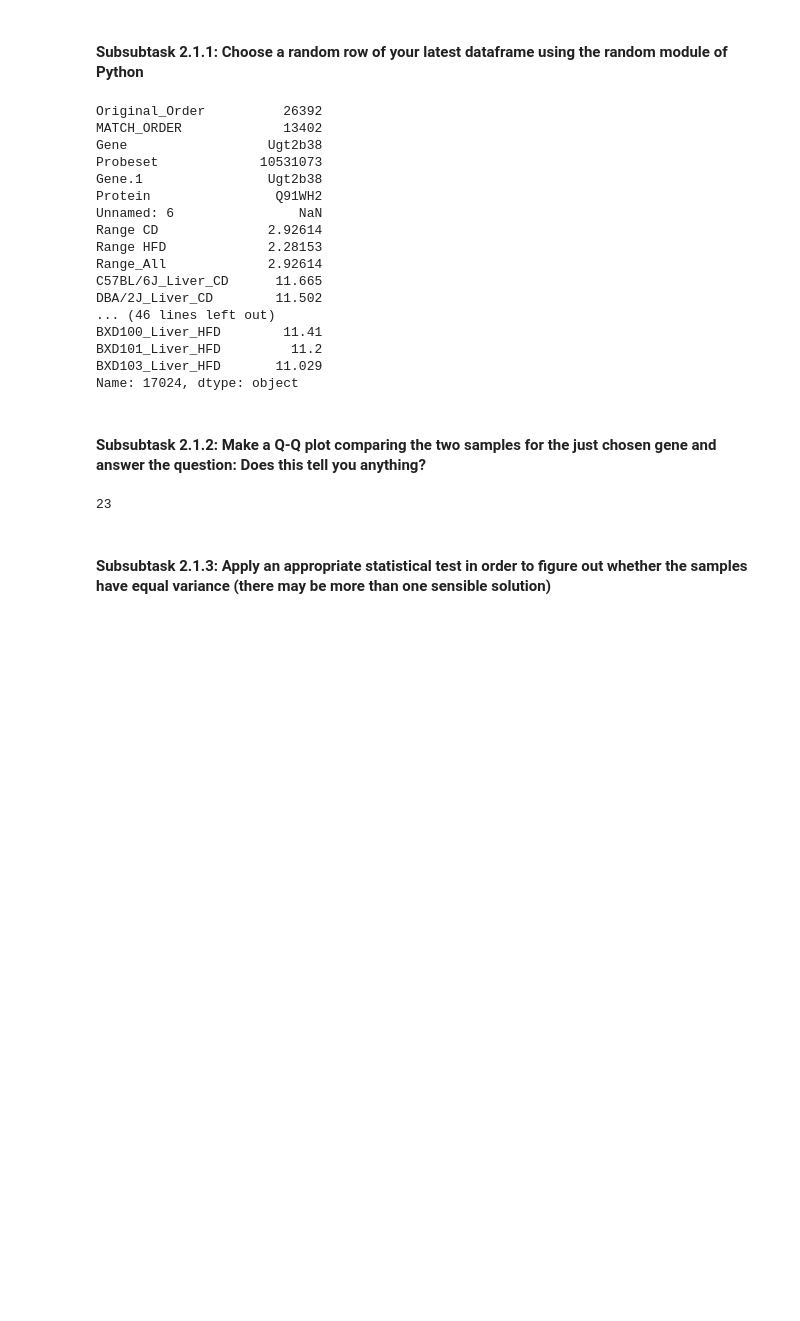
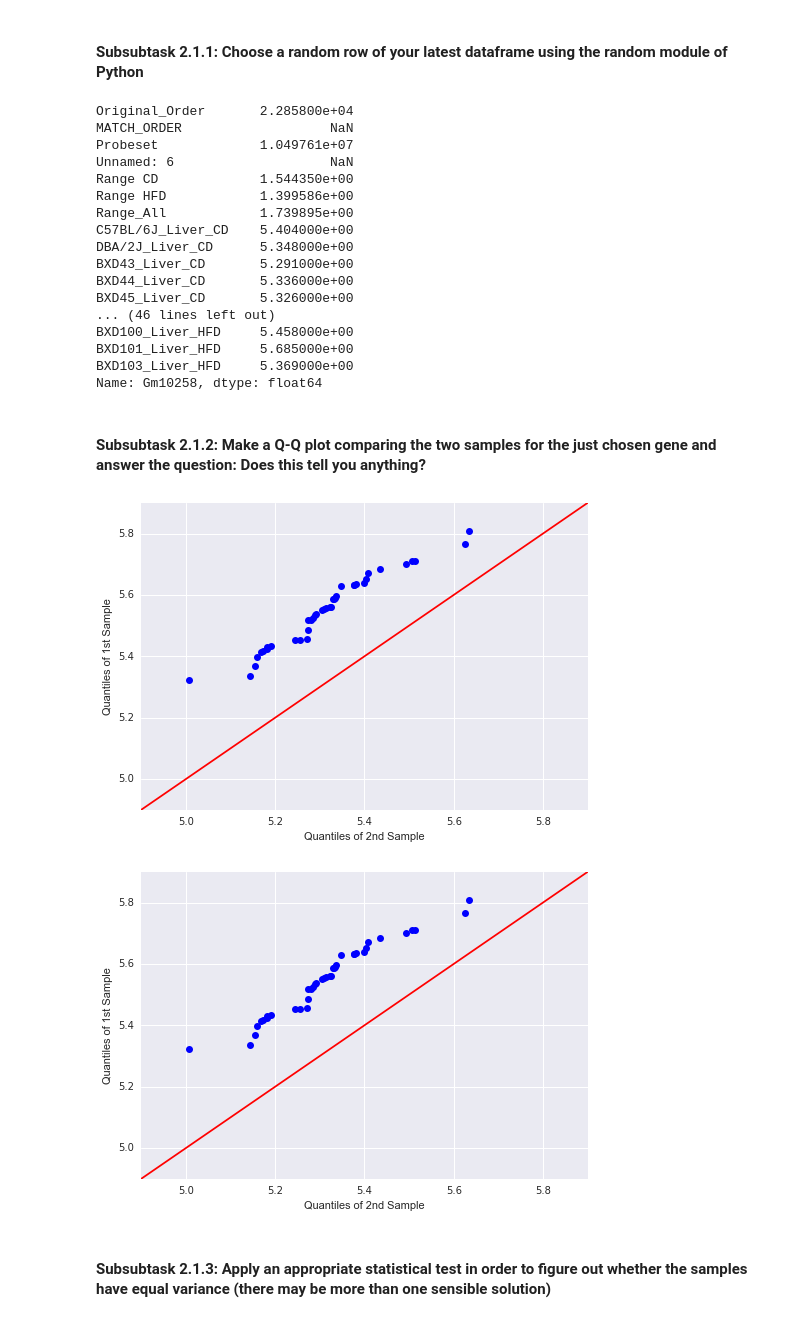
Before and after one commit to Telocontar/IntegratedBioinformatics, a Jupyter notebook: notebooks/DayX_DE_Analysis.ipynb, the cells around one changed output. Saved outputs shown, nothing was run; the diff lists cells and outputs as text; code cells hidden in the pictures; blank space fills up the shorter version.

```diff
--- a/notebooks/DayX_DE_Analysis.ipynb
+++ b/notebooks/DayX_DE_Analysis.ipynb
@@ -149,41 +142,25 @@ Josef-Francisco Del-Marre-Doyle, famous and visionary president of the Internati
 # %%
 from numpy import random
 # %%
-random_row = microarray_data.loc[np.random.randint(microarray_data.shape[0])]
+random_row = mean_values.iloc[np.random.randint(mean_values.shape[0])]
 random_row
 # %% [output]
-Original_Order          26392
-MATCH_ORDER             13402
-Gene                  Ugt2b38
-Probeset             10531073
-Gene.1                Ugt2b38
-Protein                Q91WH2
-Unnamed: 6                NaN
-Range CD              2.92614
-Range HFD             2.28153
-Range_All             2.92614
-C57BL/6J_Liver_CD      11.665
-DBA/2J_Liver_CD        11.502
+Original_Order       2.285800e+04
+MATCH_ORDER                   NaN
+Probeset             1.049761e+07
+Unnamed: 6                    NaN
+Range CD             1.544350e+00
+Range HFD            1.399586e+00
+Range_All            1.739895e+00
+C57BL/6J_Liver_CD    5.404000e+00
+DBA/2J_Liver_CD      5.348000e+00
+BXD43_Liver_CD       5.291000e+00
+BXD44_Liver_CD       5.336000e+00
+BXD45_Liver_CD       5.326000e+00
 ... (46 lines left out)
-BXD100_Liver_HFD        11.41
-BXD101_Liver_HFD         11.2
-BXD103_Liver_HFD       11.029
-Name: 17024, dtype: object
+BXD100_Liver_HFD     5.458000e+00
+BXD101_Liver_HFD     5.685000e+00
+BXD103_Liver_HFD     5.369000e+00
+Name: Gm10258, dtype: float64
 # %% [markdown]
 #### Subsubtask 2.1.2: Make a Q-Q plot comparing the two samples for the just chosen gene and answer the question: Does this tell you anything?
-# %%
-#random_row[50]
-
-#print(random_row.keys)
-
-
-#random index zwische 10 und 50 wählen:
-
-random.randint(10,51)
-
-todo: schauen welcher eintrag dazu passend; dann entsprechenden anderen diet eintrag suchen
-
-
-# index zwischen 10 und 50
-# %% [output]
-23
@@ -192,2 +171,15 @@ todo: schauen welcher eintrag dazu passend; dann entsprechenden anderen diet ein
+# %%
+# BXD92_Liver_CD exists only for CD -> remove it
+random_row_dropped = random_row.drop('BXD92_Liver_CD')
+
+# get the CD and HFD expression values
+sample_CD_expr_values = random_row_dropped[48:]
+sample_HFD_expr_values = random_row_dropped[7:47]
+# %%
+# qq plot for CD and HFD
+sm.qqplot_2samples(sample_CD_expr_values, sample_HFD_expr_values, line='45')
+# %% [output]
+[figure, added]
+[figure, added]
 # %% [markdown]
 #### Subsubtask 2.1.3: Apply an appropriate statistical test in order to figure out whether the samples have equal variance (there may be more than one sensible solution)
```
Also changed, not shown: parts of 44 cells of this notebook.
